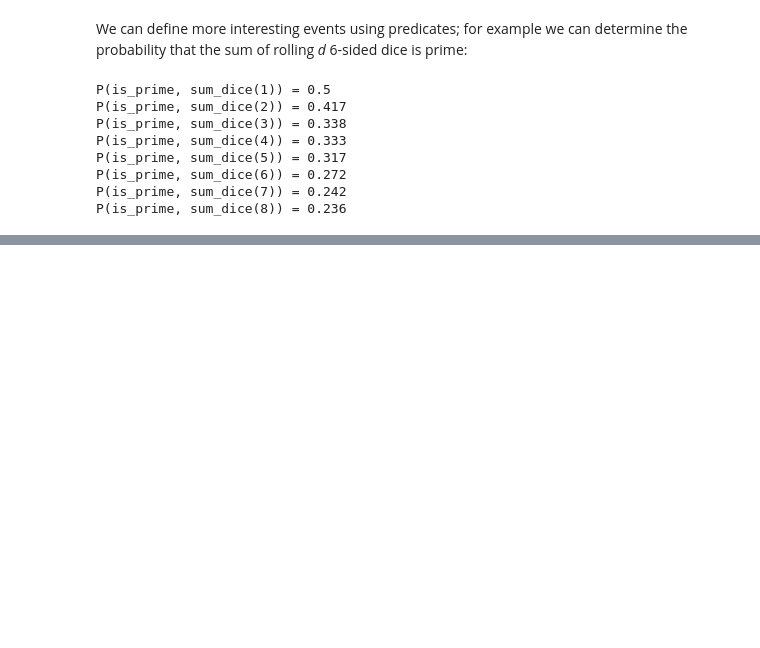
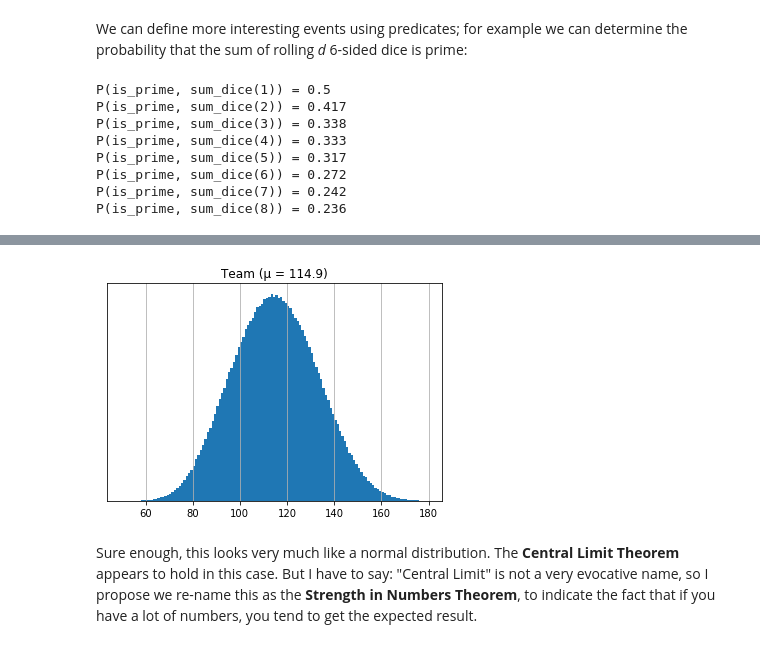
Before and after one commit to zoid-anurag/Maths-for-Machine-Learning, a Jupyter notebook: PROBABILITY TUTORIAL WITH PYTHON.ipynb, the cells around one changed output, grey strips where cells are left out. Drawn from its saved outputs; the diff is of its cells as text; code cells hidden in the pictures; blank space fills up the shorter version.

```diff
--- a/PROBABILITY TUTORIAL WITH PYTHON.ipynb
+++ b/PROBABILITY TUTORIAL WITH PYTHON.ipynb
@@ -388,0 +877,6 @@ P(is_prime, sum_dice(8)) = 0.236
+# %%
+repeated_hist(Team, bins=range(50, 180))
+# %% [output]
+[figure, added]
+# %% [markdown]
+Sure enough, this looks very much like a normal distribution. The **Central Limit Theorem** appears to hold in this case. But I have to say: "Central Limit" is not a very evocative name, so I propose we re-name this as the **Strength in Numbers Theorem**, to indicate the fact that if you have a lot of numbers, you tend to get the expected result.
```
Also changed, not shown: parts of 86 cells of this notebook.
